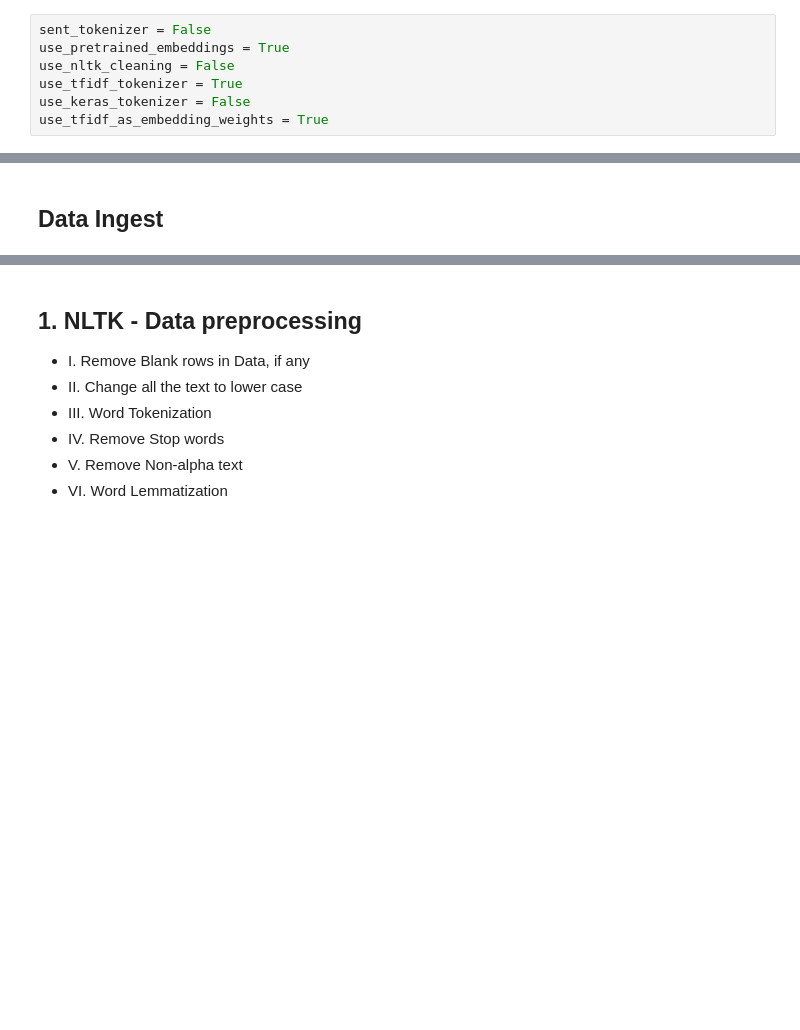
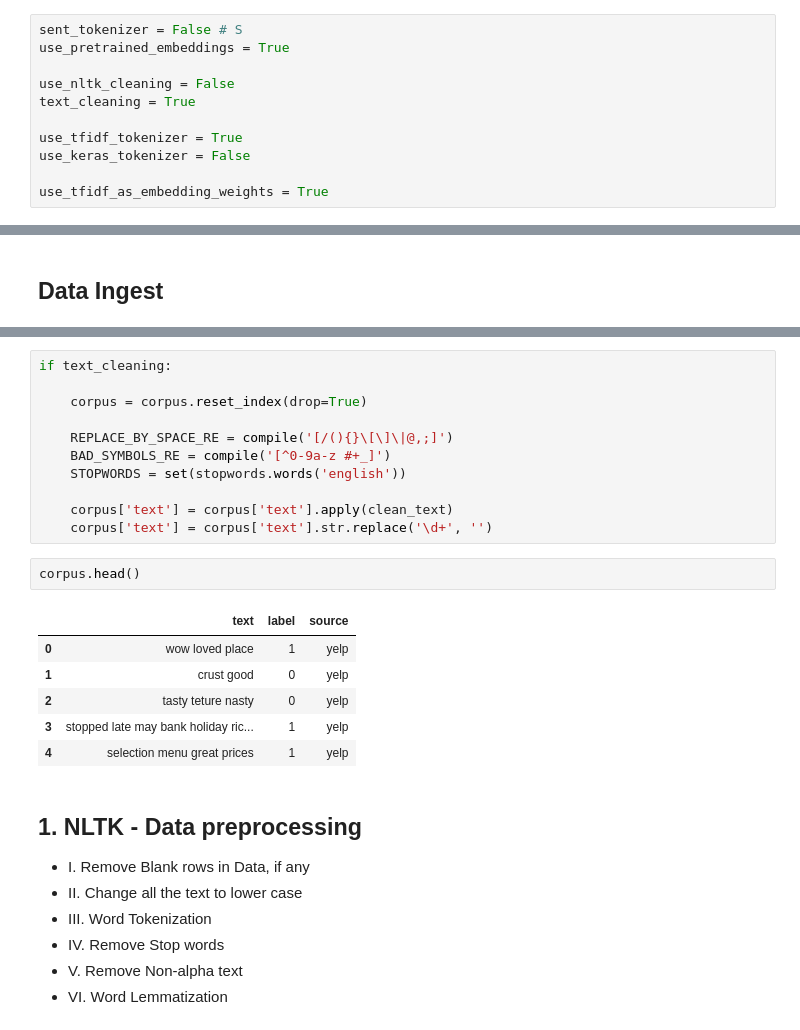
Before and after one commit to john2408/ClassificationProblems, a Jupyter notebook: Sentiment_Analysis/SA_CNN.ipynb, the cells around one changed output, grey strips where cells are left out. Drawn from its saved outputs; the diff is of its cells as text; blank space fills up the shorter version.

```diff
--- a/Sentiment_Analysis/SA_CNN.ipynb
+++ b/Sentiment_Analysis/SA_CNN.ipynb
@@ -40,11 +49,15 @@ Num CPUs Available:  1
 # %% [markdown]
 ## Parameters
 # %%
-sent_tokenizer = False
+sent_tokenizer = False # S
 use_pretrained_embeddings = True
+
 use_nltk_cleaning = False
+text_cleaning = True
+
 use_tfidf_tokenizer = True
 use_keras_tokenizer = False
+
 use_tfidf_as_embedding_weights = True
 # %% [markdown]
 ## Functions
@@ -125,3 +179,23 @@ memory usage: 25.3+ KB
+# %%
+if text_cleaning:
+
+    corpus = corpus.reset_index(drop=True)
+
+    REPLACE_BY_SPACE_RE = compile('[/(){}\[\]\|@,;]')
+    BAD_SYMBOLS_RE = compile('[^0-9a-z #+_]')
+    STOPWORDS = set(stopwords.words('english'))
+
+    corpus['text'] = corpus['text'].apply(clean_text)
+    corpus['text'] = corpus['text'].str.replace('\d+', '')
+# %%
+corpus.head()
+# %% [output]
+|  | text | label | source |
+| 0 | wow loved place | 1 | yelp |
+| 1 | crust good | 0 | yelp |
+| 2 | tasty teture nasty | 0 | yelp |
+| 3 | stopped late may bank holiday ric... | 1 | yelp |
+| 4 | selection menu great prices | 1 | yelp |
 # %% [markdown]
 ## 1. NLTK - Data preprocessing
 
```
Also changed, not shown: parts of 26 cells of this notebook, 1 other file.
